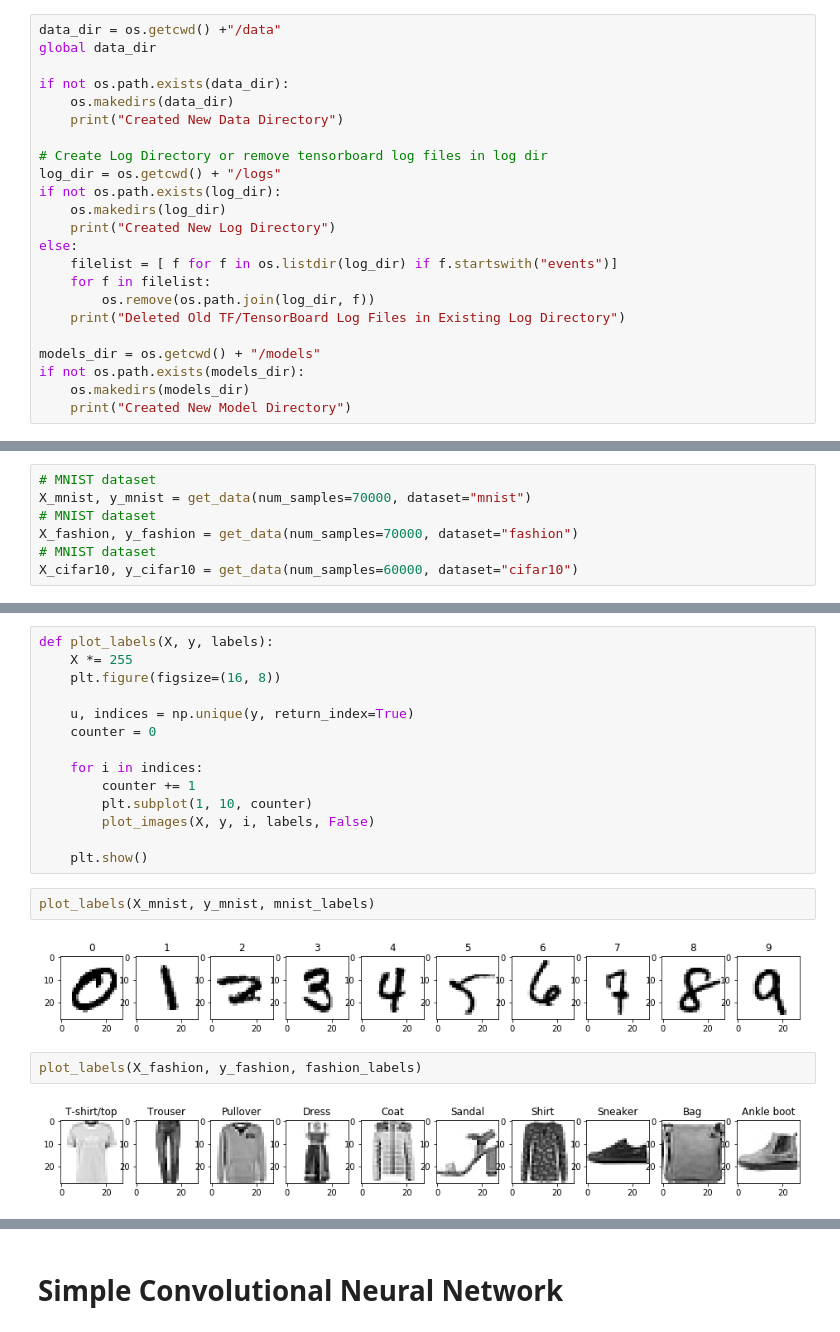
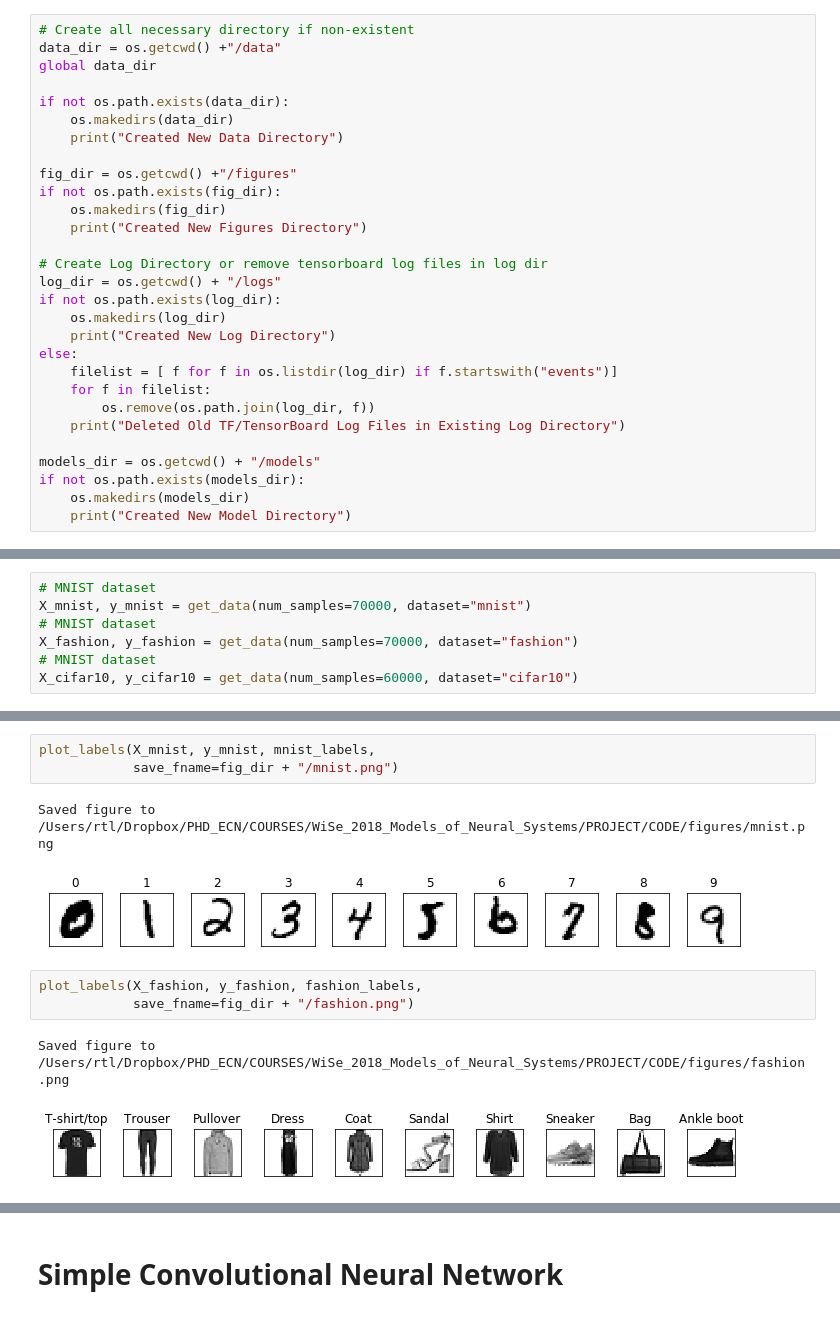
Before and after one commit to RobertTLange/Bio-Plausible-DeepLearning, a Jupyter notebook: workspace.ipynb, the cells around one changed output, grey strips where cells are left out. Cells and saved outputs as stored; diff of their text form.

Commit message:
Log 06/01/19c - Models run for all datasets

```diff
--- a/workspace.ipynb
+++ b/workspace.ipynb
@@ -41,12 +41,18 @@ else:
 # %% [output]
 Torch Device: Local CPU
 # %%
+# Create all necessary directory if non-existent
 data_dir = os.getcwd() +"/data"
 global data_dir
 
 if not os.path.exists(data_dir):
     os.makedirs(data_dir)
     print("Created New Data Directory")
+
+fig_dir = os.getcwd() +"/figures"
+if not os.path.exists(fig_dir):
+    os.makedirs(fig_dir)
+    print("Created New Figures Directory")
 
 # Create Log Directory or remove tensorboard log files in log dir
 log_dir = os.getcwd() + "/logs"
@@ -106,23 +95,13 @@ def plot_images(x, y, row_id, labels, printer=False):
-# %%
-def plot_labels(X, y, labels):
-    X *= 255
-    plt.figure(figsize=(16, 8))
-
-    u, indices = np.unique(y, return_index=True)
-    counter = 0
-
-    for i in indices:
-        counter += 1
-        plt.subplot(1, 10, counter)
-        plot_images(X, y, i, labels, False)
-
-    plt.show()
 # %%
-plot_labels(X_mnist, y_mnist, mnist_labels)
+plot_labels(X_mnist, y_mnist, mnist_labels,
+            save_fname=fig_dir + "/mnist.png")
 # %% [output]
+Saved figure to /Users/rtl/Dropbox/PHD_ECN/COURSES/WiSe_2018_Models_of_Neural_Systems/PROJECT/CODE/figures/mnist.png
-[figure, old version]
+[figure, new version]
 # %%
-plot_labels(X_fashion, y_fashion, fashion_labels)
+plot_labels(X_fashion, y_fashion, fashion_labels,
+            save_fname=fig_dir + "/fashion.png")
 # %% [output]
+Saved figure to /Users/rtl/Dropbox/PHD_ECN/COURSES/WiSe_2018_Models_of_Neural_Systems/PROJECT/CODE/figures/fashion.png
-[figure, old version]
+[figure, new version]
 # %%
```
Also changed, not shown: parts of 18 cells of this notebook, 15 other files.
